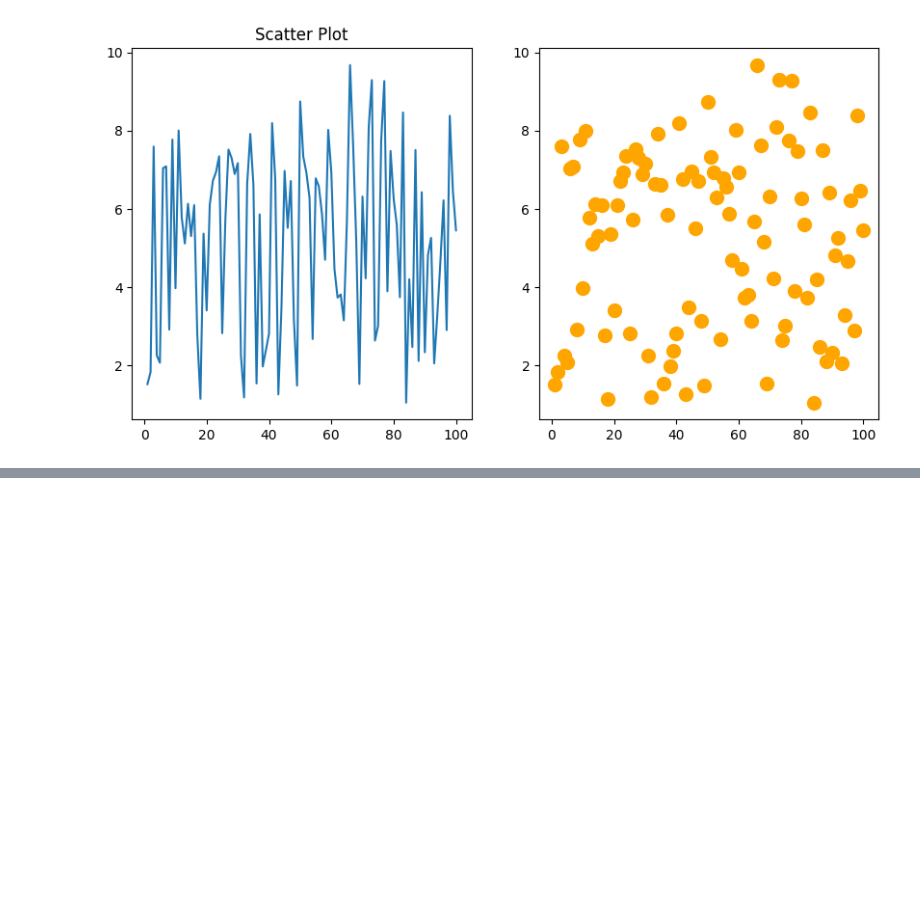
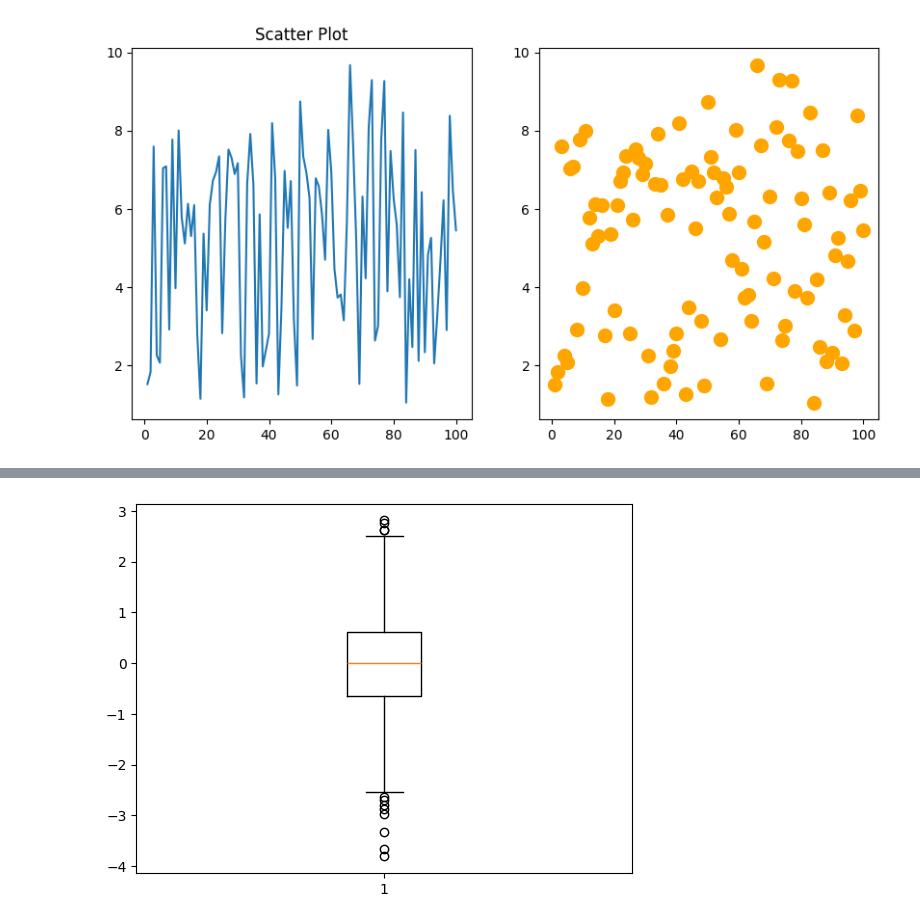
Before and after one commit to muskan-student/pythondata-analytics, a Jupyter notebook: numpy.ipynb, the cells around one changed output, grey strips where cells are left out. Cells and saved outputs as stored; diff of their text form; code cells hidden in the pictures; blank space fills up the shorter version.

```diff
--- a/numpy.ipynb
+++ b/numpy.ipynb
@@ -406,0 +465,7 @@ Text(0.5, 1.0, 'Scatter Plot')
+# %%
+#box plot
+x= np.random.normal(size = 1000 )
+plt.boxplot(x)
+plt.show()
+# %% [output]
+[figure, added]
```
Also changed, not shown: parts of 27 cells of this notebook, 1 other file.
